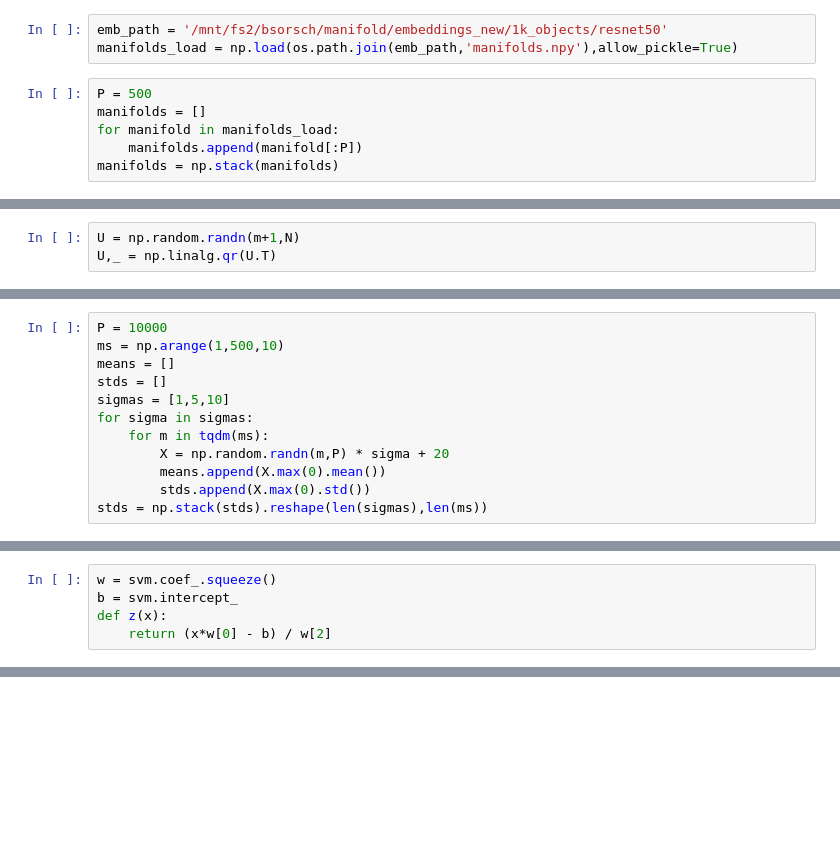
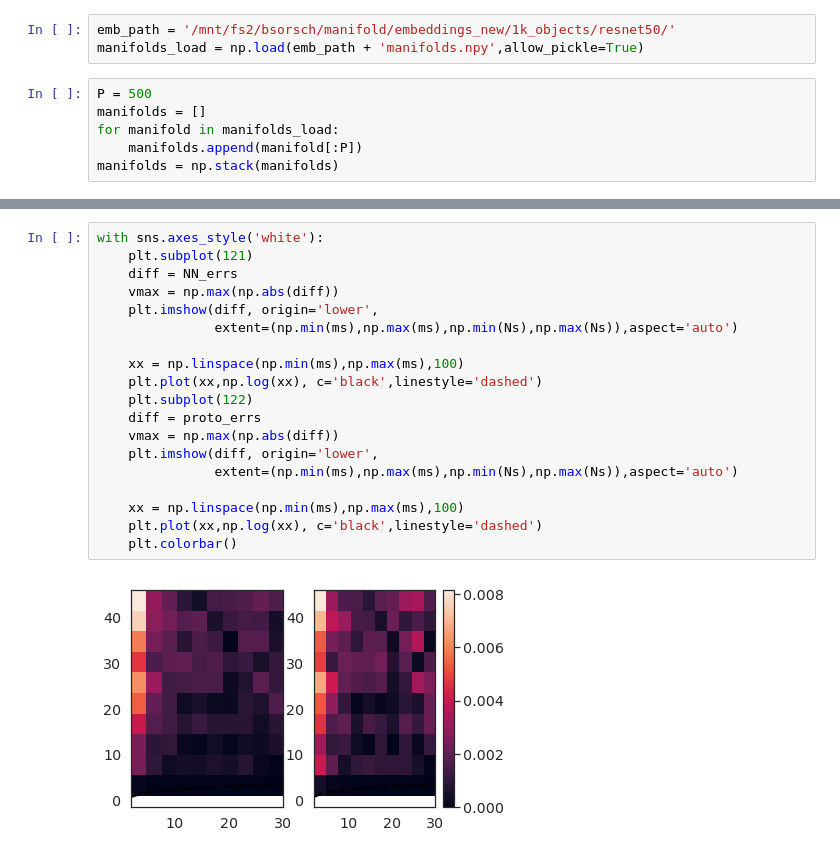
Before and after one commit to bsorsch/geometry-fewshot-learning, a Jupyter notebook: NN high-D.ipynb, the cells around one changed output, grey strips where cells are left out. Saved outputs shown, nothing was run; the diff lists cells and outputs as text; blank space fills up the shorter version.

```diff
--- a/NN high-D.ipynb
+++ b/NN high-D.ipynb
@@ -239,6 +280,6 @@ NN_errs = np.stack(NN_errs).reshape(len(ms),len(Ns),n_avg).mean(-1)
 # %%
-emb_path = '/mnt/fs2/bsorsch/manifold/embeddings_new/1k_objects/resnet50'
-manifolds_load = np.load(os.path.join(emb_path,'manifolds.npy'),allow_pickle=True)
+emb_path = '/mnt/fs2/bsorsch/manifold/embeddings_new/1k_objects/resnet50/'
+manifolds_load = np.load(emb_path + 'manifolds.npy',allow_pickle=True)
 # %%
 P = 500
 manifolds = []
@@ -749,3 +288,0 @@ plt.hist(cdist(xa,xb)[~mask],histtype='step');
-# %%
-U = np.random.randn(m+1,N)
-U,_ = np.linalg.qr(U.T)
@@ -1266,12 +288,0 @@ np.std(db)
-# %%
-P = 10000
-ms = np.arange(1,500,10)
-means = []
-stds = []
-sigmas = [1,5,10]
-for sigma in sigmas:
-    for m in tqdm(ms):
-        X = np.random.randn(m,P) * sigma + 20
-        means.append(X.max(0).mean())
-        stds.append(X.max(0).std())
-stds = np.stack(stds).reshape(len(sigmas),len(ms))
@@ -1369,5 +288,0 @@ bhat = what @ (X.mean(0)) / np.linalg.norm(X.mean(0))   / np.linalg.norm(what)
-# %%
-w = svm.coef_.squeeze()
-b = svm.intercept_
-def z(x):
-    return (x*w[0] - b) / w[2]
@@ -1387,0 +340,21 @@ plt.ylim([-2,2,])
+# %%
+with sns.axes_style('white'):
+    plt.subplot(121)
+    diff = NN_errs
+    vmax = np.max(np.abs(diff))
+    plt.imshow(diff, origin='lower',
+               extent=(np.min(ms),np.max(ms),np.min(Ns),np.max(Ns)),aspect='auto')
+
+    xx = np.linspace(np.min(ms),np.max(ms),100)
+    plt.plot(xx,np.log(xx), c='black',linestyle='dashed')
+    plt.subplot(122)
+    diff = proto_errs
+    vmax = np.max(np.abs(diff))
+    plt.imshow(diff, origin='lower',
+               extent=(np.min(ms),np.max(ms),np.min(Ns),np.max(Ns)),aspect='auto')
+
+    xx = np.linspace(np.min(ms),np.max(ms),100)
+    plt.plot(xx,np.log(xx), c='black',linestyle='dashed')
+    plt.colorbar()
+# %% [output]
+[figure, added]
```
Also changed, not shown: parts of 118 cells of this notebook, 6 other files.
